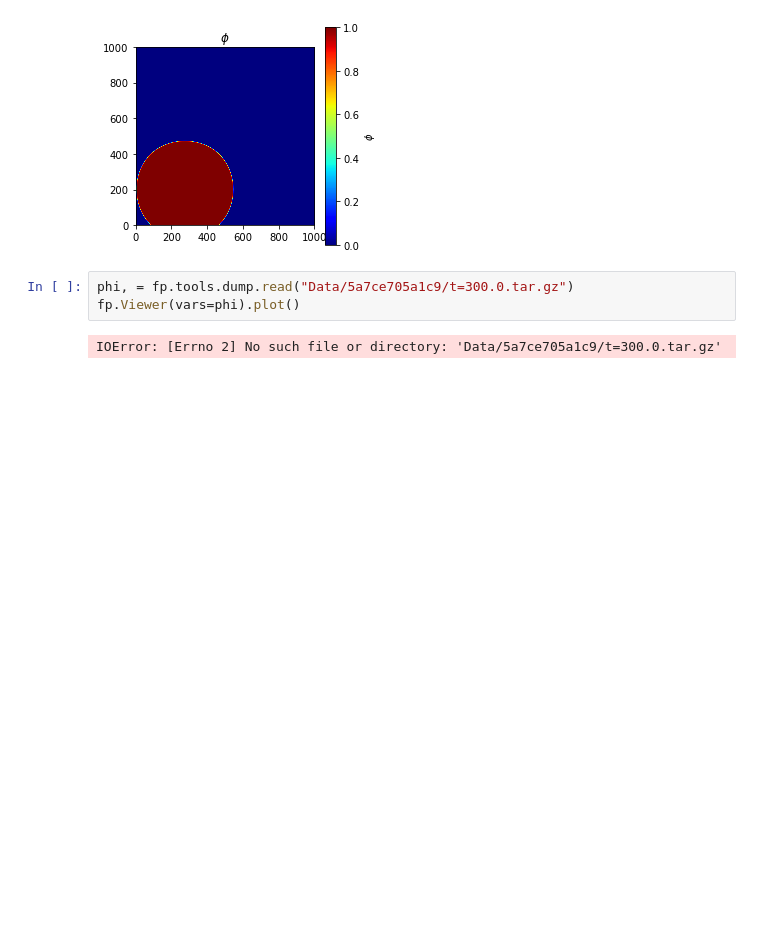
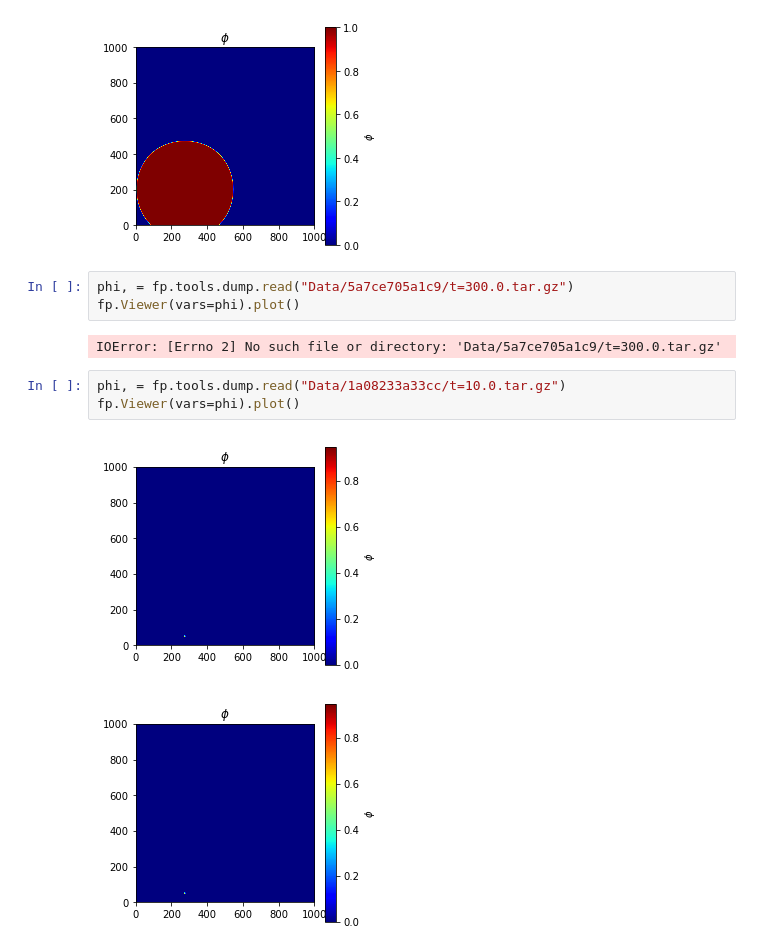
Before and after one commit to guyer/phasefieldbenchmark-8, a Jupyter notebook: analysis.ipynb, the cells around one changed output. Drawn from its saved outputs; the diff is of its cells as text; blank space fills up the shorter version.

Commit message:
Visualize debugging

```diff
--- a/analysis.ipynb
+++ b/analysis.ipynb
@@ -311,3 +311,9 @@ phi, = fp.tools.dump.read("Data/5a7ce705a1c9/t=300.0.tar.gz")
 fp.Viewer(vars=phi).plot()
 # %% [output]
 IOError: [Errno 2] No such file or directory: 'Data/5a7ce705a1c9/t=300.0.tar.gz'
+# %%
+phi, = fp.tools.dump.read("Data/1a08233a33cc/t=10.0.tar.gz")
+fp.Viewer(vars=phi).plot()
+# %% [output]
+[figure, added]
+[figure, added]
```
Also changed, not shown: parts of 5 cells of this notebook.
